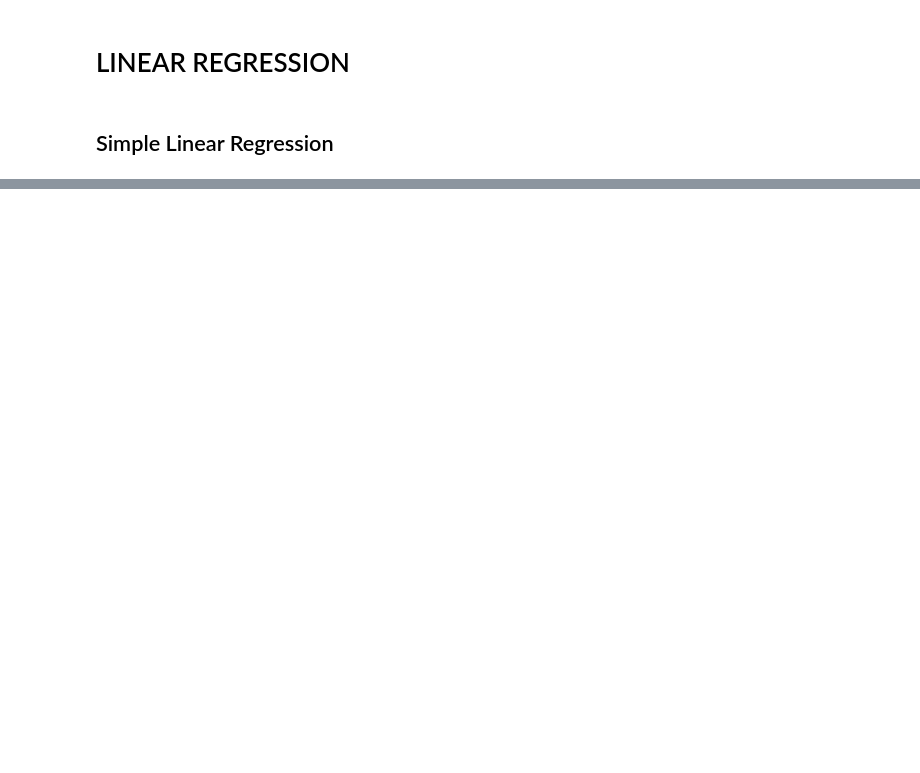
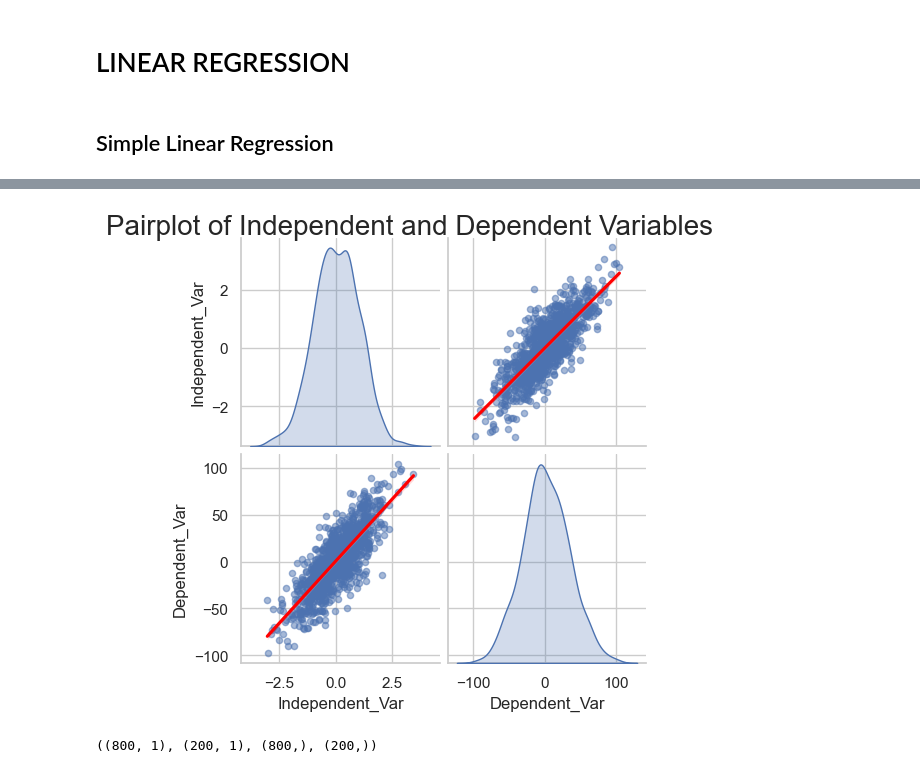
Before and after one commit to DhruTewa/Machine_Learning_Algorithm_Implementation, a Jupyter notebook: Notebooks/Linear_Regression.ipynb, the cells around one changed output, grey strips where cells are left out. Cells and saved outputs as stored; diff of their text form; code cells hidden in the pictures; blank space fills up the shorter version.

```diff
--- a/Notebooks/Linear_Regression.ipynb
+++ b/Notebooks/Linear_Regression.ipynb
@@ -268,0 +398,24 @@ Final parameters: [[1.25853334]
+# %%
+# Customize the pairplot
+pairplot = sns.pairplot(df,
+                        kind='reg',
+                        diag_kind='kde',
+                        markers='o',
+                        plot_kws={'line_kws':{'color':'red'}, 'scatter_kws': {'alpha': 0.5, 's': 20}},
+                        #diag_kws={'Fill': True}
+                        )
+
+# Add a title to the pairplot
+pairplot.figure.suptitle('Pairplot of Independent and Dependent Variables', y=1.02, fontsize=20)
+
+# Show the plot
+plt.show();
+# %% [output]
+[figure, added]
+# %%
+# Indepent Variable
+from sklearn.model_selection import train_test_split
+X_train, X_test, y_train, y_test = train_test_split(independent_var, dependent_var, test_size=0.2, random_state=0)
+X_train.shape, X_test.shape, y_train.shape, y_test.shape
+# %% [output]
+((800, 1), (200, 1), (800,), (200,))
```
Also changed, not shown: parts of 22 cells of this notebook, 1 other file.
